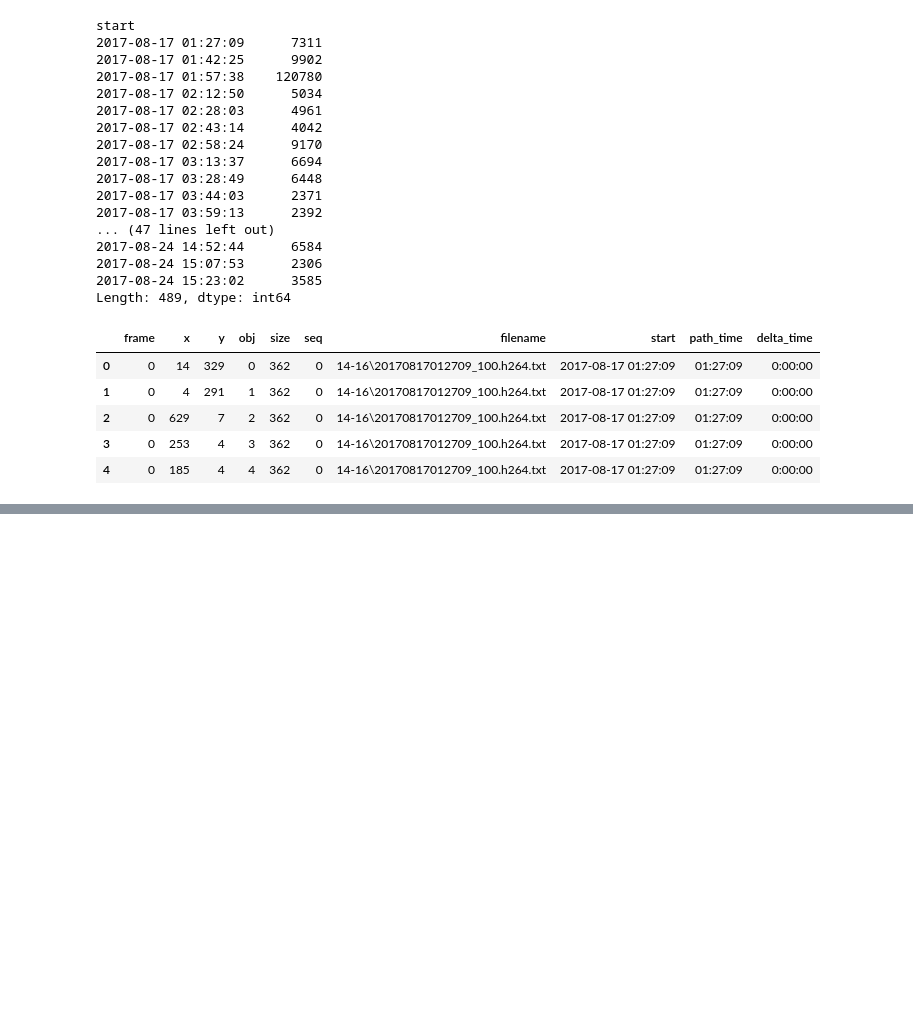
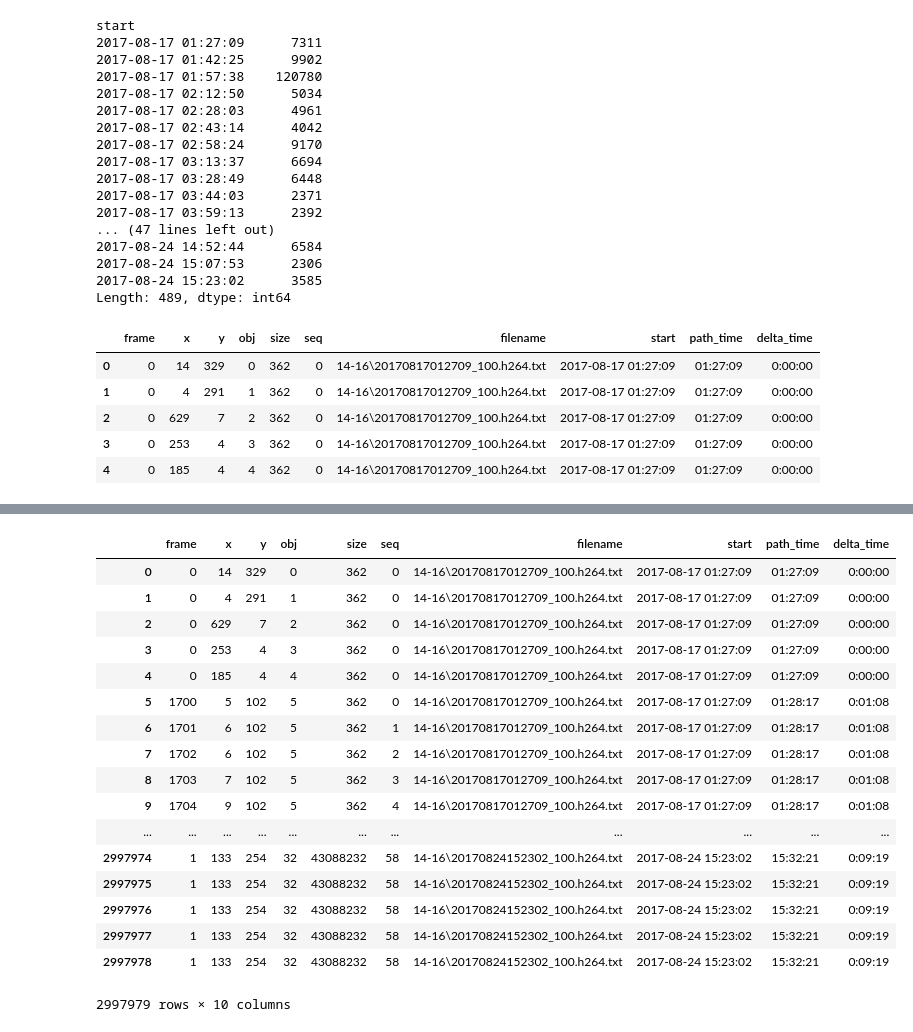
Before and after one commit to wall-et/analyze-paths, a Jupyter notebook: Tzofiya_fixed.ipynb, the cells around one changed output, grey strips where cells are left out. Cells and saved outputs as stored; diff of their text form; code cells hidden in the pictures; blank space fills up the shorter version.

Commit message:
Part 1.1.4: pickle.xz write time 26.9 s, read time: 1.68 s

```diff
--- a/Tzofiya_fixed.ipynb
+++ b/Tzofiya_fixed.ipynb
@@ -116,0 +142,4 @@ df.head()
+# %%
+%%time
+pd.read_pickle('data/paths.pkl.xz')
+# %% [output]
@@ -116,0 +147,18 @@ df.head()
+|  | frame | x | y | obj | size | seq | filename | start | path_time | delta_time |
+| 0 | 0 | 14 | 329 | 0 | 362 | 0 | 14-16\20170817012709_100.h264.txt | 2017-08-17 01:27:09 | 01:27:09 | 0:00:00 |
+| 1 | 0 | 4 | 291 | 1 | 362 | 0 | 14-16\20170817012709_100.h264.txt | 2017-08-17 01:27:09 | 01:27:09 | 0:00:00 |
+| 2 | 0 | 629 | 7 | 2 | 362 | 0 | 14-16\20170817012709_100.h264.txt | 2017-08-17 01:27:09 | 01:27:09 | 0:00:00 |
+| 3 | 0 | 253 | 4 | 3 | 362 | 0 | 14-16\20170817012709_100.h264.txt | 2017-08-17 01:27:09 | 01:27:09 | 0:00:00 |
+| 4 | 0 | 185 | 4 | 4 | 362 | 0 | 14-16\20170817012709_100.h264.txt | 2017-08-17 01:27:09 | 01:27:09 | 0:00:00 |
+| 5 | 1700 | 5 | 102 | 5 | 362 | 0 | 14-16\20170817012709_100.h264.txt | 2017-08-17 01:27:09 | 01:28:17 | 0:01:08 |
+| 6 | 1701 | 6 | 102 | 5 | 362 | 1 | 14-16\20170817012709_100.h264.txt | 2017-08-17 01:27:09 | 01:28:17 | 0:01:08 |
+| 7 | 1702 | 6 | 102 | 5 | 362 | 2 | 14-16\20170817012709_100.h264.txt | 2017-08-17 01:27:09 | 01:28:17 | 0:01:08 |
+| 8 | 1703 | 7 | 102 | 5 | 362 | 3 | 14-16\20170817012709_100.h264.txt | 2017-08-17 01:27:09 | 01:28:17 | 0:01:08 |
+| 9 | 1704 | 9 | 102 | 5 | 362 | 4 | 14-16\20170817012709_100.h264.txt | 2017-08-17 01:27:09 | 01:28:17 | 0:01:08 |
+| ... | ... | ... | ... | ... | ... | ... | ... | ... | ... | ... |
+| 2997974 | 1 | 133 | 254 | 32 | 43088232 | 58 | 14-16\20170824152302_100.h264.txt | 2017-08-24 15:23:02 | 15:32:21 | 0:09:19 |
+| 2997975 | 1 | 133 | 254 | 32 | 43088232 | 58 | 14-16\20170824152302_100.h264.txt | 2017-08-24 15:23:02 | 15:32:21 | 0:09:19 |
+| 2997976 | 1 | 133 | 254 | 32 | 43088232 | 58 | 14-16\20170824152302_100.h264.txt | 2017-08-24 15:23:02 | 15:32:21 | 0:09:19 |
+| 2997977 | 1 | 133 | 254 | 32 | 43088232 | 58 | 14-16\20170824152302_100.h264.txt | 2017-08-24 15:23:02 | 15:32:21 | 0:09:19 |
+| 2997978 | 1 | 133 | 254 | 32 | 43088232 | 58 | 14-16\20170824152302_100.h264.txt | 2017-08-24 15:23:02 | 15:32:21 | 0:09:19 |
+2997979 rows × 10 columns
```
Also changed, not shown: parts of 4 cells of this notebook.
